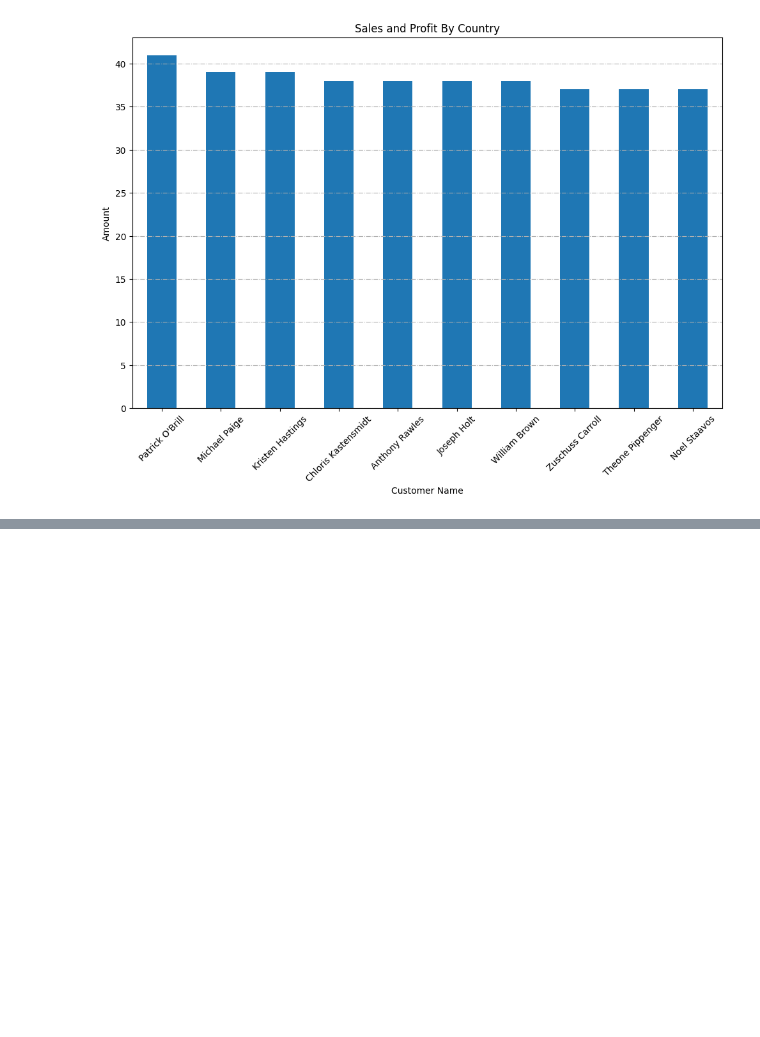
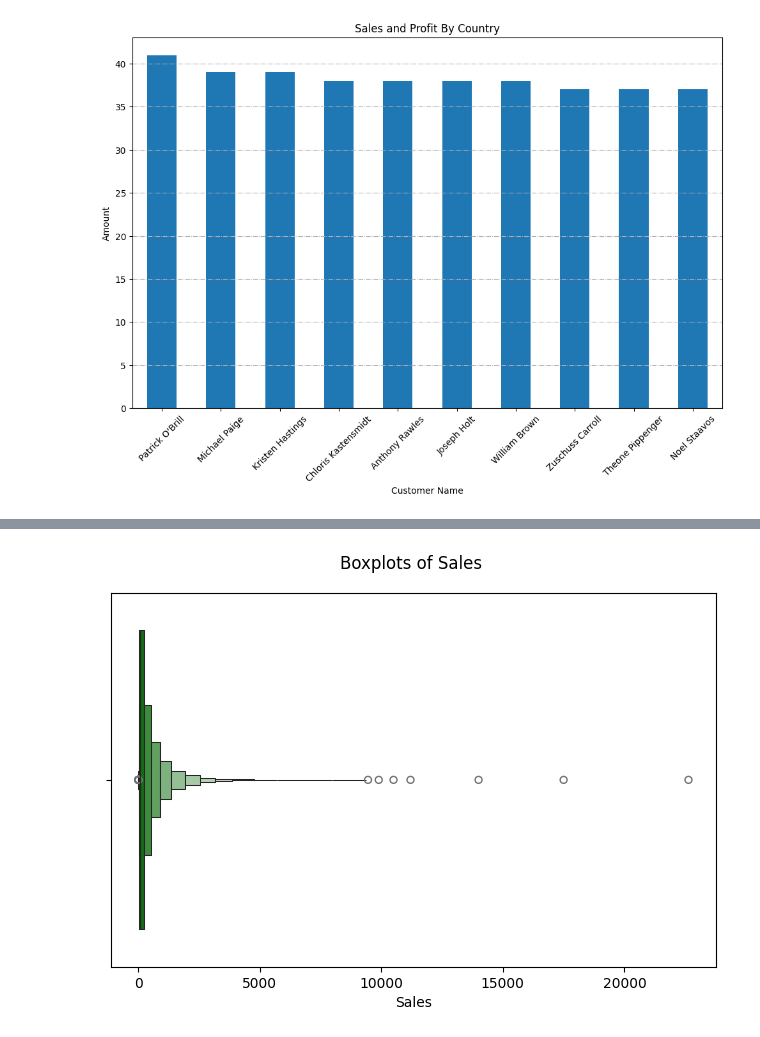
Before and after one commit to Phoenixdelta74/Data_Analytics_global_store, a Jupyter notebook: Global_Store.ipynb, the cells around one changed output, grey strips where cells are left out. Saved outputs shown, nothing was run; the diff lists cells and outputs as text; code cells hidden in the pictures; blank space fills up the shorter version.

```diff
--- a/Global_Store.ipynb
+++ b/Global_Store.ipynb
@@ -482,0 +536,10 @@ df.describe()
+# %%
+## Boxplots for Numerical values
+
+plt.Figure(figsize=(10,6))
+sns.boxenplot(x=df['Sales'], color='green')
+plt.suptitle("Boxplots of Sales")
+plt.tight_layout()
+plt.show()
+# %% [output]
+[figure, added]
```
Also changed, not shown: parts of 71 cells of this notebook, 5 other files.
